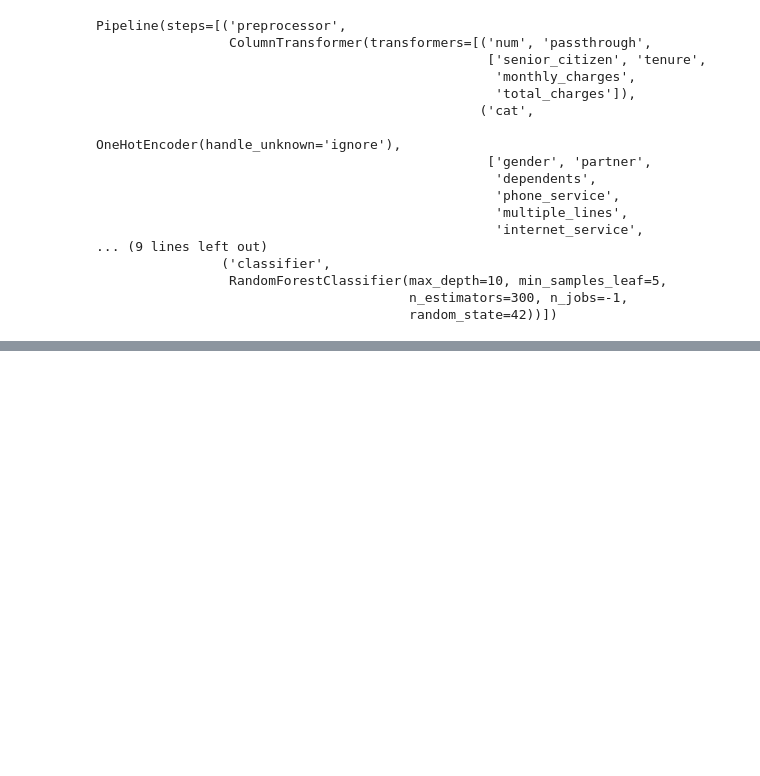
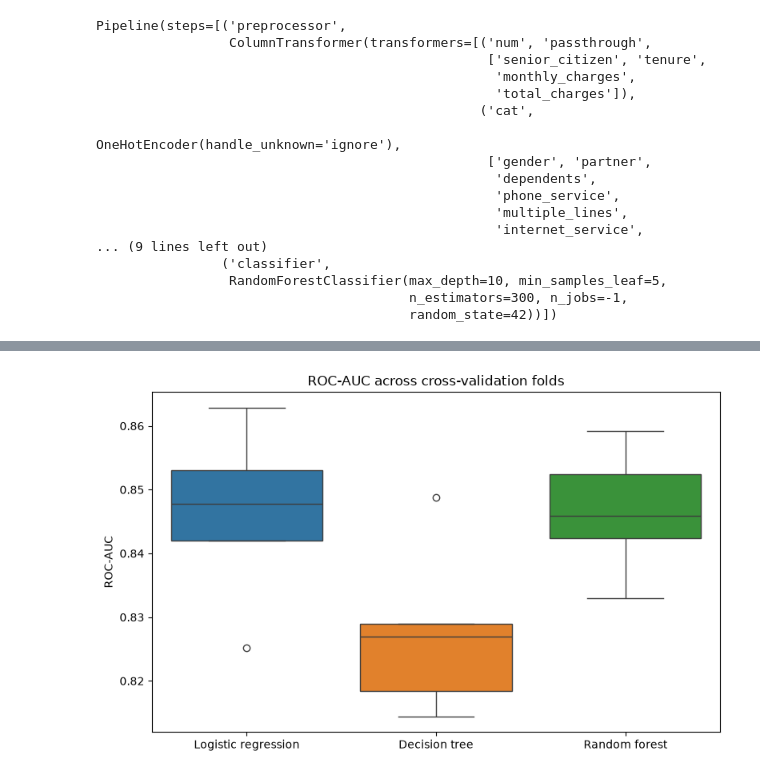
Before and after one commit to mrsmv/Customer-churn-retention-analysis, a Jupyter notebook: 2_noteboooks/03_churn_modeling/churn_modeling.ipynb, the cells around one changed output, grey strips where cells are left out. Drawn from its saved outputs; the diff is of its cells as text; code cells hidden in the pictures; blank space fills up the shorter version.

Commit message:
Add cross-validation

```diff
--- a/2_noteboooks/03_churn_modeling/churn_modeling.ipynb
+++ b/2_noteboooks/03_churn_modeling/churn_modeling.ipynb
@@ -1459,0 +1701,7 @@ Pipeline(steps=[('preprocessor',
+# %%
+#defining the folds
+cv = StratifiedKFold(
+    n_splits=5,
+    shuffle=True,
+    random_state=42
+)
@@ -1459,0 +1750,10 @@ Pipeline(steps=[('preprocessor',
+# %%
+#cross_validating the random forest
+rf_cv = cross_validate(
+    random_forest,
+    X_train,
+    y_train,
+    cv=cv,
+    scoring=scoring,
+    n_jobs=-1
+)
@@ -1459,0 +1798,11 @@ Pipeline(steps=[('preprocessor',
+# %%
+cv_auc_scores = pd.DataFrame({
+    "Logistic regression":
+    logistic_cv["test_roc_auc"],
+    "Decision tree":
+    tree_cv["test_roc_auc"],
+    "Random forest":
+    rf_cv["test_roc_auc"]
+})
+
+cv_auc_scores
@@ -1459,0 +1816,18 @@ Pipeline(steps=[('preprocessor',
+# %%
+plt.figure(figsize=(8,5))
+
+sns.boxplot(
+    data=cv_auc_scores
+)
+
+plt.title(
+    "ROC-AUC across cross-validation folds"
+)
+
+plt.ylabel("ROC-AUC")
+plt.xlabel("")
+
+plt.tight_layout()
+plt.show()
+# %% [output]
+[figure, added]
```
Also changed, not shown: parts of 27 cells of this notebook.
